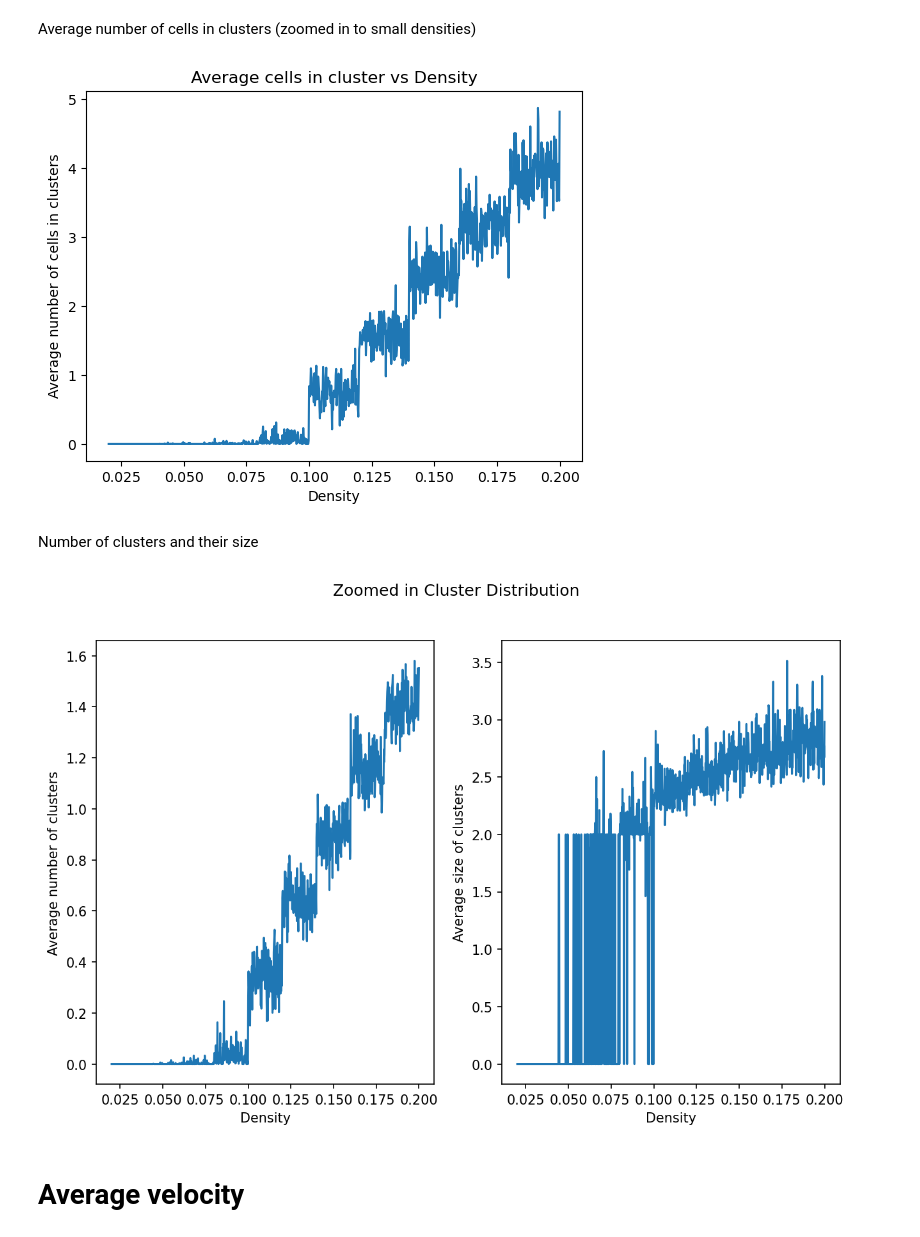
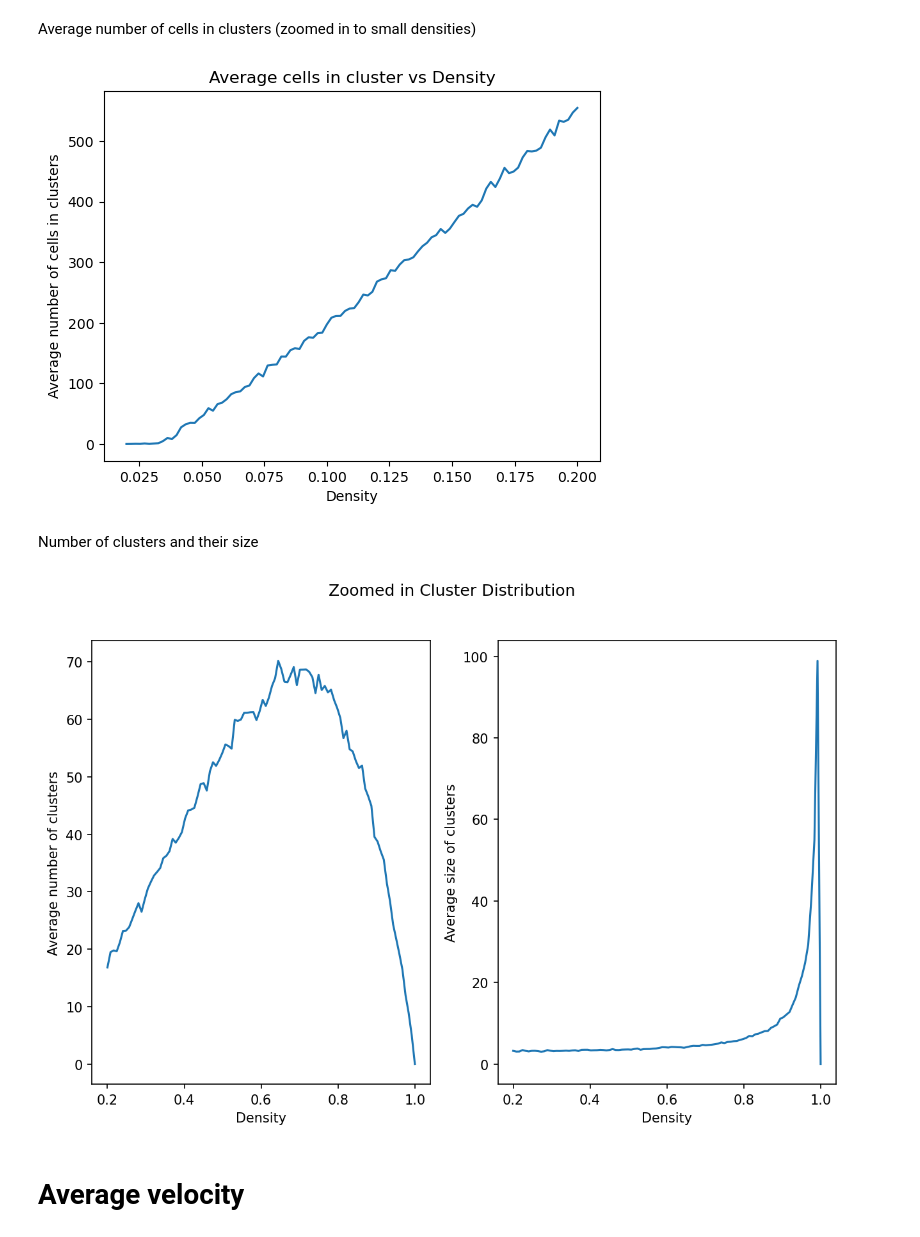
Before and after one commit to SofiaHilma/Traffic_flow_simulation, a Jupyter notebook: traffic_notebook.ipynb, the cells around one changed output. Cells and saved outputs as stored; diff of their text form; code cells hidden in the pictures.

```diff
--- a/traffic_notebook.ipynb
+++ b/traffic_notebook.ipynb
@@ -119,7 +122,7 @@ This corresponds to 39.46666666666667 percent of cars stuck in traffic.
 # %% [markdown]
 Percentage of cells/cars in clusters/traffic for different densities
 # %%
-L = 50
+L = 500
 N = 10
 v_max = 5
 p = 0.8
@@ -152,13 +155,13 @@ plt.show()
 Average number of cells in clusters (zoomed in to small densities)
 # %%
 # Parameters
-L = 50
+L = 5000
 N = 10
 v_max = 5
 p = 0.8
 t_max = 1000
 
-densities = np.linspace(0.02, 0.2, 1000)
+densities = np.linspace(0.02, 0.2, 100)
 
 cluster_averages = []
 
@@ -174,18 +177,18 @@ plt.ylabel('Average number of cells in clusters')
 plt.title('Average cells in cluster vs Density')
 plt.show()
 # %% [output]
-[figure, old version]
+[figure, new version]
 # %% [markdown]
 Number of clusters and their size
 # %%
 # Parameters
-L = 50
+L = 500
 N = 10
 v_max = 5
 p = 0.8
 t_max = 1000
 
-densities = np.linspace(0.02, 0.2, 1000)
+densities = np.linspace(0.2, 1, 100)
 
 average_cells_in_clusters_per_density = []
 average_number_clusters_per_density = []
@@ -195,34 +198,34 @@ average_cluster_sizes = []
 for density in densities:
 
     result = functions.Nagel_Schreckenberg(L, int(L * density), v_max, p, t_max)
     cells_cluster_list = result[1]
     cluster_count_list = result[5]
 
     # Cells calculations
     cells_cluster_average = np.mean(cells_cluster_list)
     average_cells_in_clusters_per_density.append(cells_cluster_average)
 
     # Cluster calculations
     cluster_count_average = np.mean(cluster_count_list)
     average_number_clusters_per_density.append(cluster_count_average)
 
     # Cluster size calculations
     average_cluster_size = cells_cluster_average/cluster_count_average if cluster_count_average != 0 else 0
     average_cluster_sizes.append(average_cluster_size)
 
 
 # Plotting two graphs: number of cells in clusters and number of clusters
 fig, axs = plt.subplots(1,2, dpi=150, figsize = (10,6))
 axs[0].plot(densities, average_number_clusters_per_density)
 axs[0].set_xlabel('Density')
 axs[0].set_ylabel('Average number of clusters')
 axs[1].plot(densities, average_cluster_sizes)
 axs[1].set_xlabel('Density')
 axs[1].set_ylabel('Average size of clusters')
 plt.suptitle('Zoomed in Cluster Distribution')
 plt.show()
 # %% [output]
-[figure, old version]
+[figure, new version]
 # %% [markdown]
 # Average velocity
 # %%
```
Also changed, not shown: parts of 7 cells of this notebook, 4 other files.
